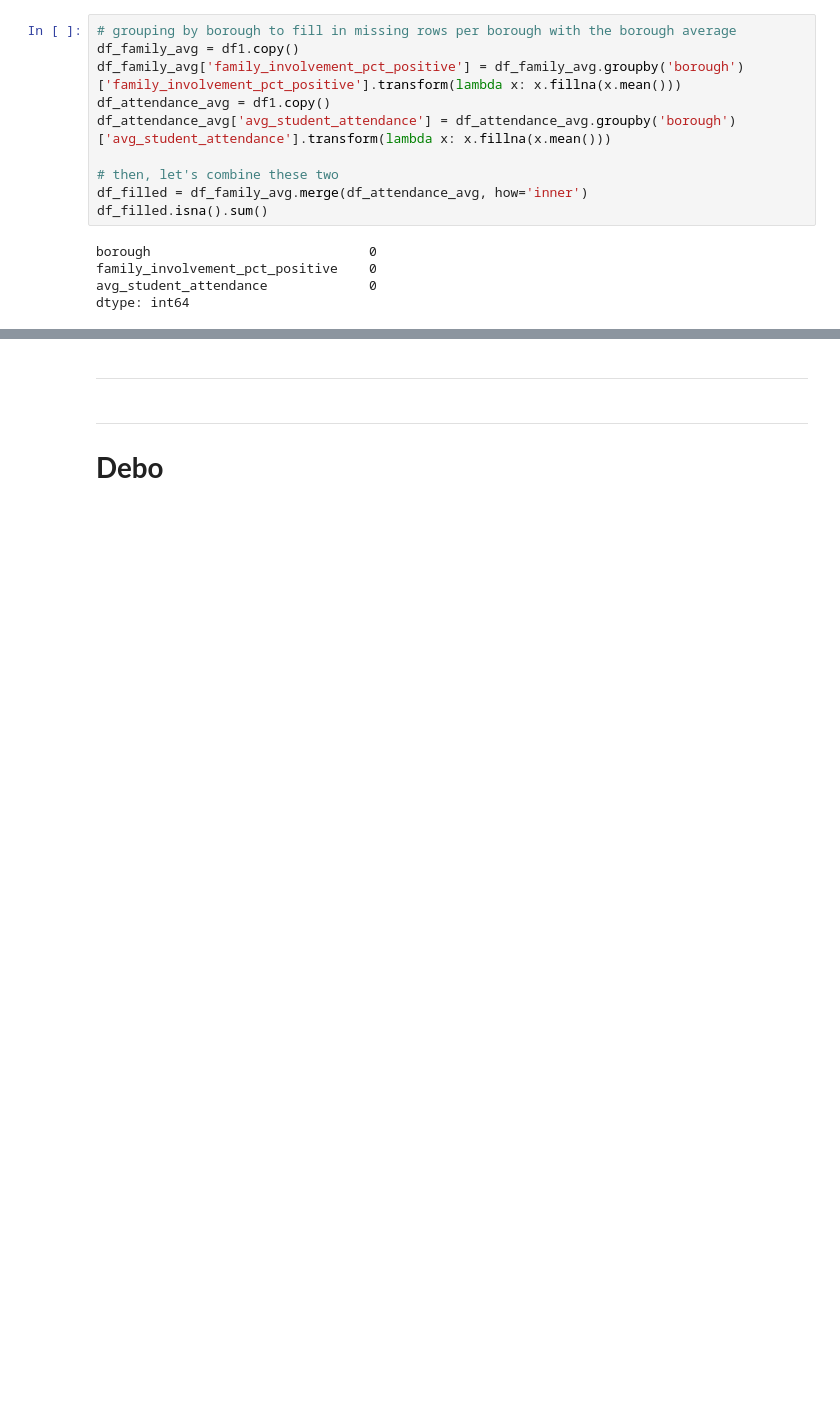
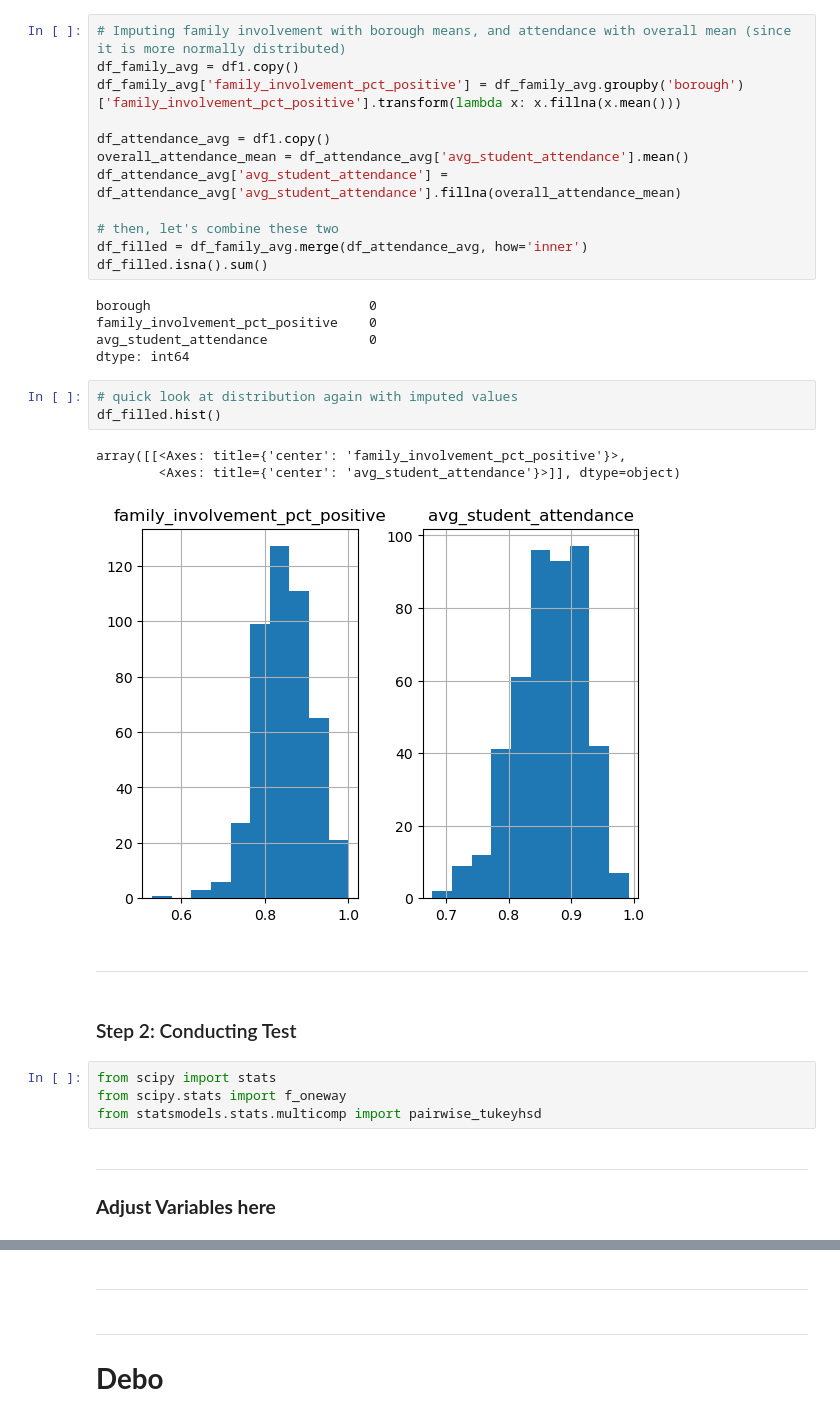
Before and after one commit to brehima5/CID_data-slayer-corps, a Jupyter notebook: python/notebooks/eda.ipynb, the cells around one changed output, grey strips where cells are left out. Cells and saved outputs as stored; diff of their text form; blank space fills up the shorter version.

```diff
--- a/python/notebooks/eda.ipynb
+++ b/python/notebooks/eda.ipynb
@@ -76,9 +142,11 @@ dtype: int64
 # %%
-# grouping by borough to fill in missing rows per borough with the borough average
+# Imputing family involvement with borough means, and attendance with overall mean (since it is more normally distributed)
 df_family_avg = df1.copy()
 df_family_avg['family_involvement_pct_positive'] = df_family_avg.groupby('borough')['family_involvement_pct_positive'].transform(lambda x: x.fillna(x.mean()))
+
 df_attendance_avg = df1.copy()
-df_attendance_avg['avg_student_attendance'] = df_attendance_avg.groupby('borough')['avg_student_attendance'].transform(lambda x: x.fillna(x.mean()))
+overall_attendance_mean = df_attendance_avg['avg_student_attendance'].mean()
+df_attendance_avg['avg_student_attendance'] = df_attendance_avg['avg_student_attendance'].fillna(overall_attendance_mean)
 
 # then, let's combine these two
 df_filled = df_family_avg.merge(df_attendance_avg, how='inner')
@@ -88,3 +156,22 @@ borough                            0
 family_involvement_pct_positive    0
 avg_student_attendance             0
 dtype: int64
+# %%
+# quick look at distribution again with imputed values
+df_filled.hist()
+# %% [output]
+array([[<Axes: title={'center': 'family_involvement_pct_positive'}>,
+        <Axes: title={'center': 'avg_student_attendance'}>]], dtype=object)
+[figure, added]
+# %% [markdown]
+***
+# %% [markdown]
+### Step 2: Conducting Test
+# %%
+from scipy import stats
+from scipy.stats import f_oneway
+from statsmodels.stats.multicomp import pairwise_tukeyhsd
+# %% [markdown]
+***
+
+### **Adjust Variables here**
```
Also changed, not shown: parts of 12 cells of this notebook, 5 other files.
